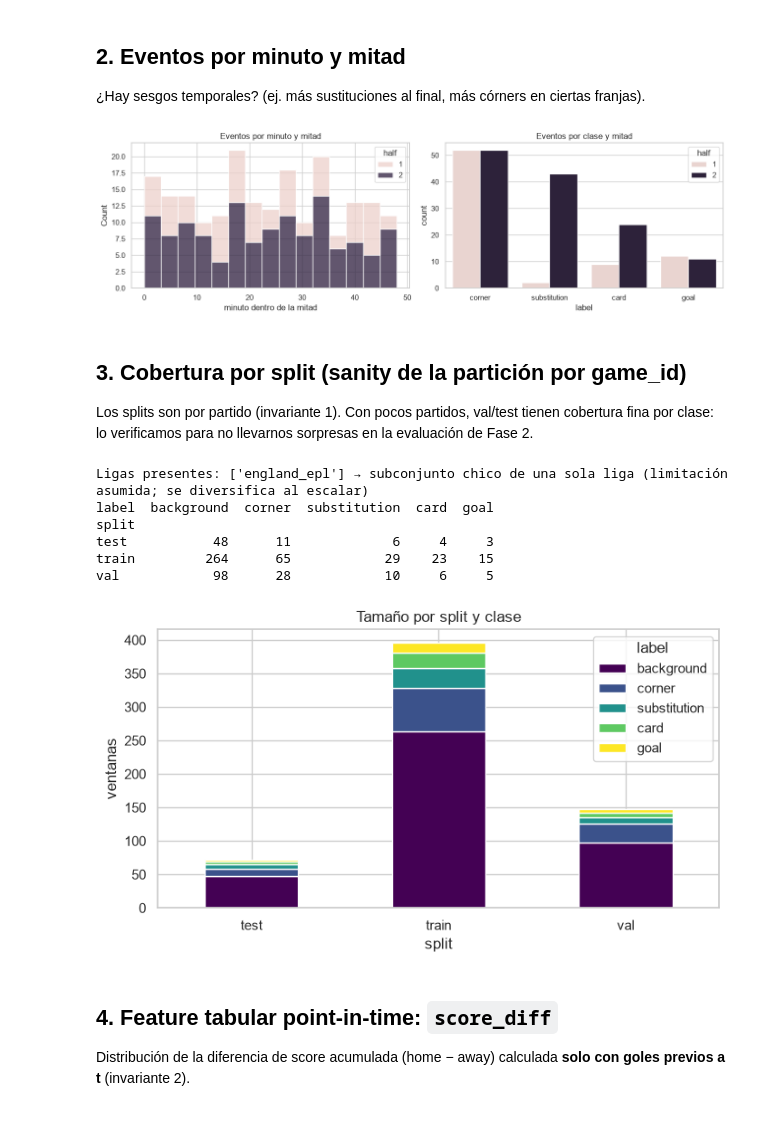
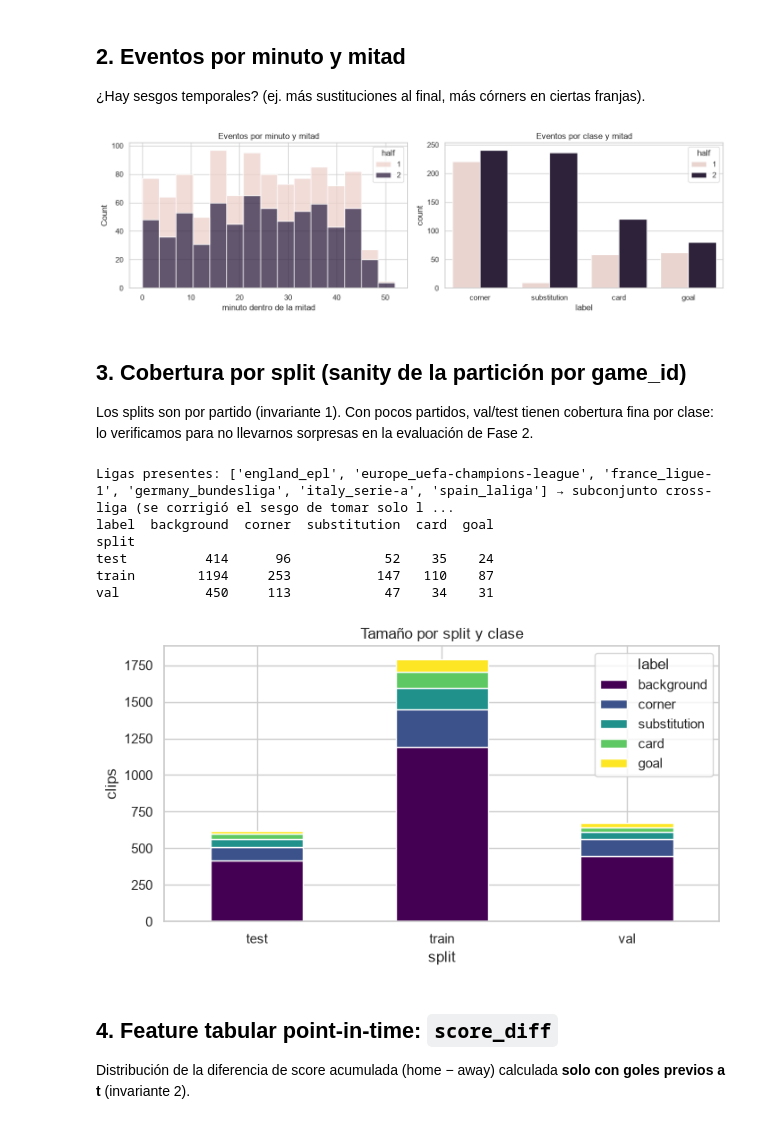
Before and after one commit to ORTMLProd/obligatorio-dinello-otero-dutradasilveira, a Jupyter notebook: backend/notebooks/eda.ipynb, the cells around one changed output. Drawn from its saved outputs; the diff is of its cells as text; code cells hidden in the pictures.

```diff
--- a/backend/notebooks/eda.ipynb
+++ b/backend/notebooks/eda.ipynb
@@ -17,21 +19,20 @@ import sys
 from pathlib import Path
 
 import matplotlib.pyplot as plt
-import numpy as np
+import pandas as pd
 import seaborn as sns
 
-# Ubicar la raíz del repo (contiene configs/dataset.yaml) y exponer `import src`.
+# Ubicar la raíz del repo (contiene configs/dataset.yaml).
 here = Path.cwd()
 root = next(p for p in [here, *here.parents] if (p / "configs" / "dataset.yaml").is_file())
 sys.path.insert(0, str(root / "backend"))
 
-from src.data.config import DatasetConfig
-from src.data.dataset import load_dataset
-
 sns.set_theme(style="whitegrid")
-cfg = DatasetConfig.from_yaml(root / "configs" / "dataset.yaml")
-manifest, features = load_dataset(cfg)
-summary = json.loads((root / cfg.paths.summary_file).read_text(encoding="utf-8"))
-print(f"{len(manifest)} ventanas, features {features.shape}, {summary['n_games']} partidos")
+# Dataset de clips (visual-only): una ventana etiquetada por fila, con sus columnas
+# tabulares point-in-time. Los frames viven en disco (gitignored, NDA); acá analizamos
+# el manifest construido por `src.data.build_clips`.
+manifest = pd.read_parquet(root / "data/processed/clips_manifest.parquet")
+summary = json.loads((root / "report/clips_summary.json").read_text(encoding="utf-8"))
+print(f"{len(manifest)} clips, {summary['n_games']} partidos, {manifest['league'].nunique()} ligas")
 manifest.head()
 # %% [output]
@@ -83,27 +83,27 @@ sns.countplot(ev, x="label", hue="half", order=["corner", "substitution", "card"
 axes[1].set(title="Eventos por clase y mitad")
 plt.tight_layout(); plt.show()
 # %% [output]
-[figure, old version]
+[figure, new version]
 # %% [markdown]
 ## 3. Cobertura por split (sanity de la partición por game_id)
 
 Los splits son por partido (invariante 1). Con pocos partidos, val/test tienen cobertura fina por clase: lo verificamos para no llevarnos sorpresas en la evaluación de Fase 2.
 # %%
-print("Ligas presentes:", list(manifest["league"].unique()),
-      "→ subconjunto chico de una sola liga (limitación asumida; se diversifica al escalar)")
+print("Ligas presentes:", sorted(manifest["league"].unique()),
+      "→ subconjunto cross-liga (se corrigió el sesgo de tomar solo la Premier)")
 pivot = manifest.pivot_table(index="split", columns="label", values="window_id",
                              aggfunc="count", fill_value=0).reindex(columns=class_order)
 print(pivot)
 pivot.plot(kind="bar", stacked=True, colormap="viridis", figsize=(8, 4))
-plt.title("Tamaño por split y clase"); plt.ylabel("ventanas"); plt.xticks(rotation=0); plt.show()
+plt.title("Tamaño por split y clase"); plt.ylabel("clips"); plt.xticks(rotation=0); plt.show()
 # %% [output]
-Ligas presentes: ['england_epl'] → subconjunto chico de una sola liga (limitación asumida; se diversifica al escalar)
+Ligas presentes: ['england_epl', 'europe_uefa-champions-league', 'france_ligue-1', 'germany_bundesliga', 'italy_serie-a', 'spain_laliga'] → subconjunto cross-liga (se corrigió el sesgo de tomar solo l ...
 label  background  corner  substitution  card  goal
 split
-test           48      11             6     4     3
-train         264      65            29    23    15
-val            98      28            10     6     5
+test          414      96            52    35    24
+train        1194     253           147   110    87
+val           450     113            47    34    31
-[figure, old version]
+[figure, new version]
 # %% [markdown]
 ## 4. Feature tabular point-in-time: `score_diff`
 
```
Also changed, not shown: parts of 7 cells of this notebook, 2 other files.
